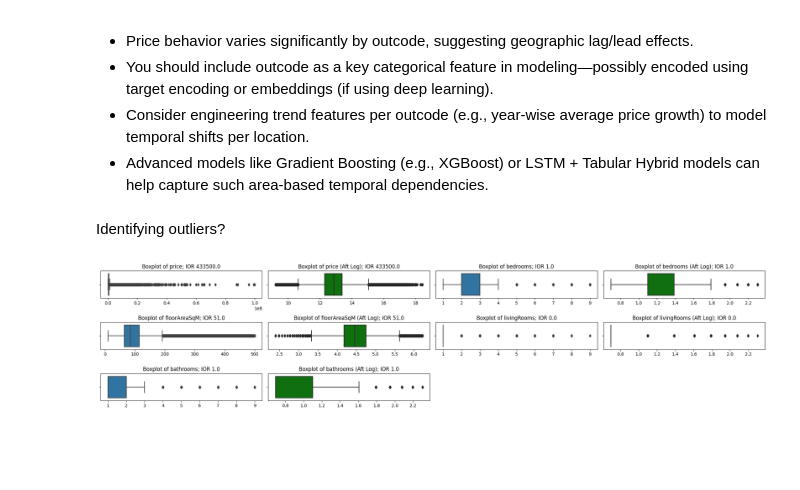
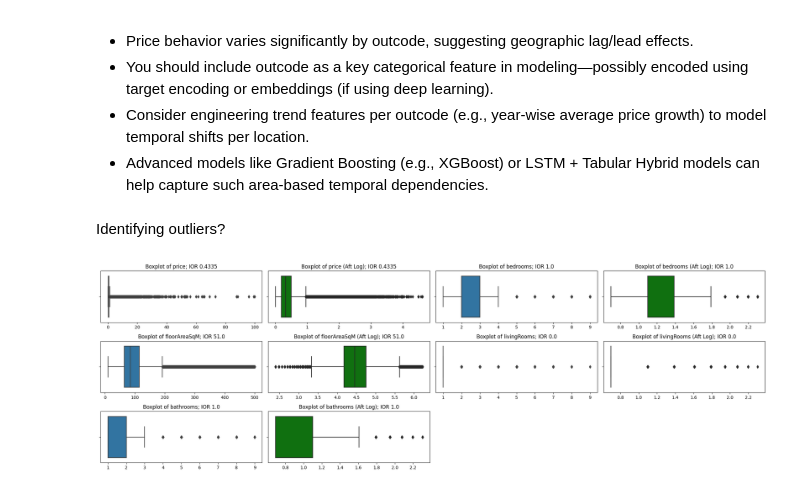
Before and after one commit to DHANP2510/DATA_SCIENCE_LR_LONDON_HOUSE_PRICE_PREDICTION, a Jupyter notebook: notebooks/02-eda.ipynb, the cells around one changed output. Saved outputs shown, nothing was run; the diff lists cells and outputs as text; code cells hidden in the pictures; blank space fills up the shorter version.

```diff
--- a/notebooks/02-eda.ipynb
+++ b/notebooks/02-eda.ipynb
@@ -47,6 +48,7 @@ cleaner.show_info()
 
 # Get the cleaned data
 df = cleaner.get_clean_data()
+df["price"] = df["price"]*(10**-6)
 df.replace([np.inf, -np.inf], np.nan, inplace=True)
 df.describe()
 # %% [output]
@@ -472,7 +506,7 @@ Do prices in certain areas (Borough) lag/lead others in trends?
 display(Markdown("Identifying outliers?"))
 
 # Create a figure object – this is the blank canvas where we add subplots.
-fig = plt.figure(figsize=(22, 5))
+fig = plt.figure(figsize=(22, 7))
 
 # Use GridSpec to define a 2x2 layout
 gs = fig.add_gridspec(3, 4, width_ratios=[7, 7, 7, 7], height_ratios=[5, 5, 5])
@@ -545,31 +579,31 @@ ax_4 = fig.add_subplot(gs[0, 3])
 Q1 = df['bedrooms'].quantile(0.25)
 Q3 = df['bedrooms'].quantile(0.75)
 IQR = Q3 - Q1
 ax_4.set_title("Boxplot of bedrooms (Aft Log); IOR {0}".format(IQR))
 sns.boxplot(x=np.log1p(df['bedrooms']), ax=ax_4, color="green")
 ax_4.set_xlabel(None)
 
 # 5
 ax5 = fig.add_subplot(gs[1, 2])
 Q1 = df['livingRooms'].quantile(0.25)
 Q3 = df['livingRooms'].quantile(0.75)
 IQR = Q3 - Q1
 ax5.set_title("Boxplot of livingRooms; IOR {0}".format(IQR))
 sns.boxplot(x=df['livingRooms'], ax=ax5)
 ax5.set_xlabel(None)
 
 # 5
 ax_5 = fig.add_subplot(gs[1, 3])
 Q1 = df['livingRooms'].quantile(0.25)
 Q3 = df['livingRooms'].quantile(0.75)
 IQR = Q3 - Q1
 ax_5.set_title("Boxplot of livingRooms (Aft Log); IOR {0}".format(IQR))
 sns.boxplot(x=np.log1p(df['livingRooms']), ax=ax_5, color="green")
 ax_5.set_xlabel(None)
 
 # Show the entire figure just once
 plt.tight_layout()
 plt.show()
 # %% [output]
 Identifying outliers?
-[figure, old version]
+[figure, new version]
```
Also changed, not shown: parts of 7 cells of this notebook.
